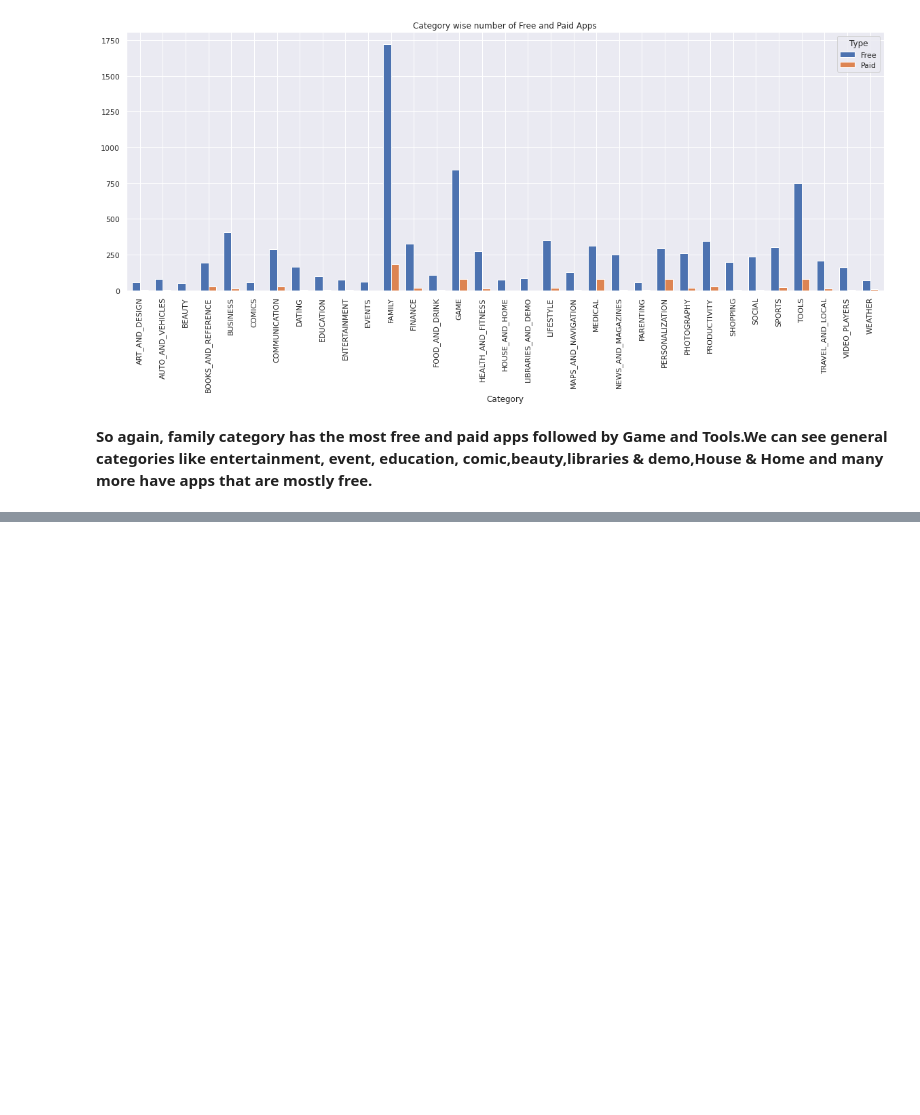
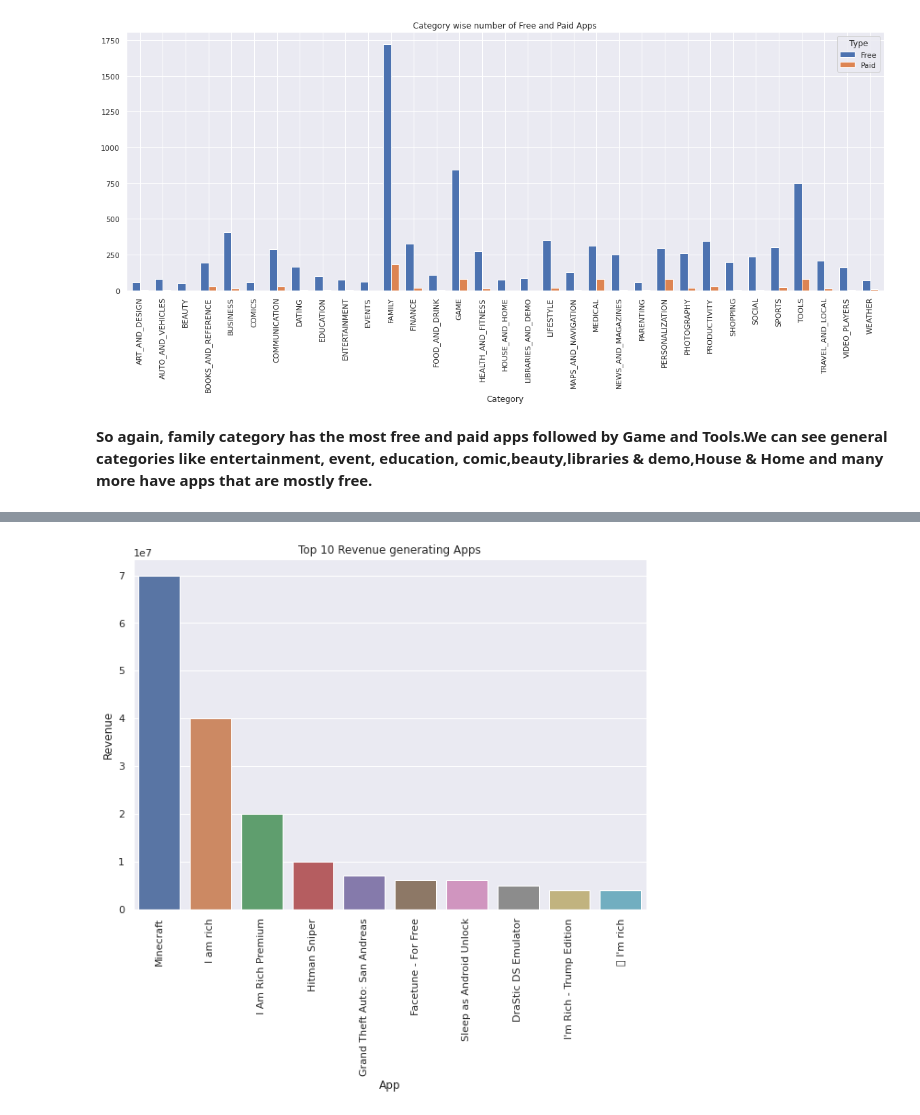
Before and after one commit to Srijan-Rai/Playstore, a Jupyter notebook: Final_Play_Store_App_Analysis.ipynb, the cells around one changed output, grey strips where cells are left out. Drawn from its saved outputs; the diff is of its cells as text; code cells hidden in the pictures; blank space fills up the shorter version.

```diff
--- a/Final_Play_Store_App_Analysis.ipynb
+++ b/Final_Play_Store_App_Analysis.ipynb
@@ -532,0 +552,8 @@ plt.show()
+# %%
+# Create a new dataframe with only Paid Apps
+Paid_Apps = play_store_df[play_store_df['Type']=='Paid']
+# %%
+#Create a new column 'Revenue' which will be product of number of installs and price of app
+
+Paid_Apps['Revenue'] = Paid_Apps['Installs']*Paid_Apps['Price']
+Paid_Apps.head()
@@ -532,0 +572,4 @@ plt.show()
+# %%
+#sort the Revenue values in descending to get top 10 earning apps
+high_revenue_apps = Paid_Apps.sort_values('Revenue',ascending=False).head(10).reset_index()
+print(high_revenue_apps[['App','Category','Installs','Price','Revenue']])
@@ -532,0 +588,8 @@ plt.show()
+# %%
+plt.figure(figsize=(10,7))
+plt.title('Top 10 Revenue generating Apps')
+plt.xticks(rotation=90)
+sns.barplot(x=high_revenue_apps.App, y = high_revenue_apps.Revenue, data = high_revenue_apps)
+plt.show()
+# %% [output]
+[figure, added]
```
Also changed, not shown: parts of 24 cells of this notebook.
